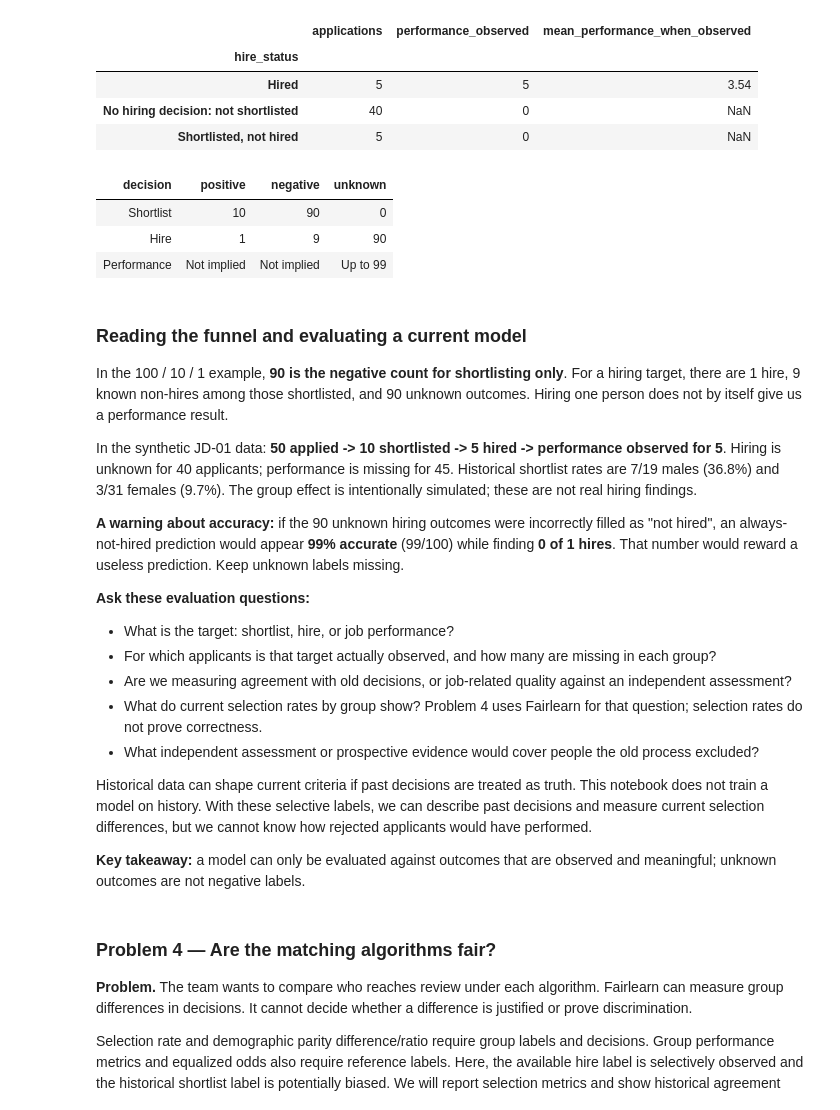
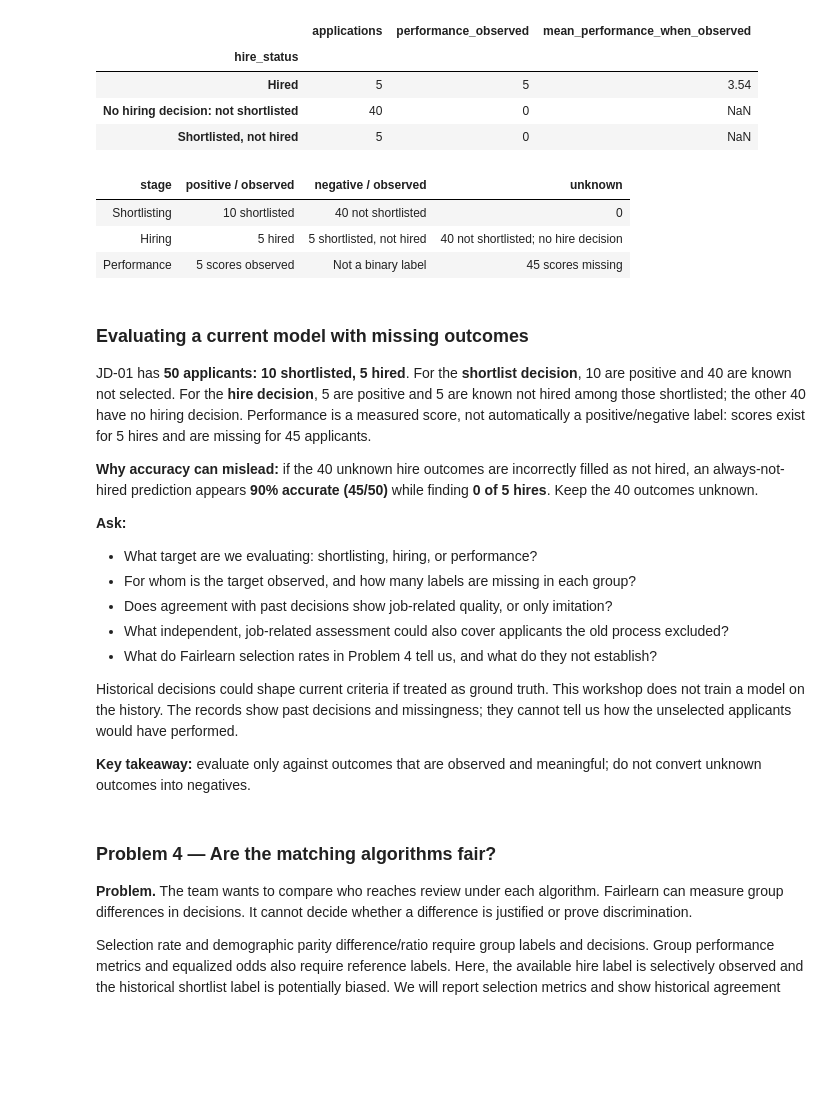
Before and after one commit to 123botieno/HR_use-case, a Jupyter notebook: job-matching-fairness/job_matching_fairness.ipynb, the cells around one changed output. Saved outputs shown, nothing was run; the diff lists cells and outputs as text; code cells hidden in the pictures; blank space fills up the shorter version.

Commit message:
Use actual JD-01 outcome counts in Problem 3

```diff
--- a/job-matching-fairness/job_matching_fairness.ipynb
+++ b/job-matching-fairness/job_matching_fairness.ipynb
@@ -358,38 +358,44 @@ Blank post_hire_performance values: 45
 | No hiring decision: not shortlisted | 40 | 0 | NaN |
 | Shortlisted, not hired | 5 | 0 | NaN |
 # %%
-# Illustrative label map: 100 applicants, 10 shortlisted, 1 hired.
-scenario_labels = pd.DataFrame([
-    {'decision': 'Shortlist', 'positive': '10', 'negative': '90', 'unknown': '0'},
-    {'decision': 'Hire', 'positive': '1', 'negative': '9', 'unknown': '90'},
-    {'decision': 'Performance', 'positive': 'Not implied', 'negative': 'Not implied', 'unknown': 'Up to 99'},
+# Summarize observed labels and unknown outcomes from the same JD-01 history.
+applicants = len(job_history)
+shortlisted = int(job_history.historical_shortlisted.sum())
+not_shortlisted = applicants - shortlisted
+hired = int(job_history.historical_hired.eq(1).sum())
+known_not_hired = int(job_history.historical_hired.eq(0).sum())
+unknown_hire = int(job_history.historical_hired.isna().sum())
+performance_observed = int(job_history.performance_observed.sum())
+performance_missing = applicants - performance_observed
+outcome_map = pd.DataFrame([
+    {'stage': 'Shortlisting', 'positive / observed': f'{shortlisted} shortlisted', 'negative / observed': f'{not_shortlisted} not shortlisted', 'unknown': '0'},
+    {'stage': 'Hiring', 'positive / observed': f'{hired} hired', 'negative / observed': f'{known_not_hired} shortlisted, not hired', 'unknown': f'{unknown_hire} not shortlisted; no hire decision'},
+    {'stage': 'Performance', 'positive / observed': f'{performance_observed} scores observed', 'negative / observed': 'Not a binary label', 'unknown': f'{performance_missing} scores missing'},
 ])
-display(scenario_labels)
+display(outcome_map)
 # %% [output]
-| decision | positive | negative | unknown |
-| Shortlist | 10 | 90 | 0 |
-| Hire | 1 | 9 | 90 |
-| Performance | Not implied | Not implied | Up to 99 |
+| stage | positive / observed | negative / observed | unknown |
+| Shortlisting | 10 shortlisted | 40 not shortlisted | 0 |
+| Hiring | 5 hired | 5 shortlisted, not hired | 40 not shortlisted; no hire decision |
+| Performance | 5 scores observed | Not a binary label | 45 scores missing |
 # %% [markdown]
-### Reading the funnel and evaluating a current model
+### Evaluating a current model with missing outcomes
 
-In the 100 / 10 / 1 example, **90 is the negative count for shortlisting only**. For a hiring target, there are 1 hire, 9 known non-hires among those shortlisted, and 90 unknown outcomes. Hiring one person does not by itself give us a performance result.
+JD-01 has **50 applicants: 10 shortlisted, 5 hired**. For the **shortlist decision**, 10 are positive and 40 are known not selected. For the **hire decision**, 5 are positive and 5 are known not hired among those shortlisted; the other 40 have no hiring decision. Performance is a measured score, not automatically a positive/negative label: scores exist for 5 hires and are missing for 45 applicants.
 
-In the synthetic JD-01 data: **50 applied -> 10 shortlisted -> 5 hired -> performance observed for 5**. Hiring is unknown for 40 applicants; performance is missing for 45. Historical shortlist rates are 7/19 males (36.8%) and 3/31 females (9.7%). The group effect is intentionally simulated; these are not real hiring findings.
+**Why accuracy can mislead:** if the 40 unknown hire outcomes are incorrectly filled as not hired, an always-not-hired prediction appears **90% accurate (45/50)** while finding **0 of 5 hires**. Keep the 40 outcomes unknown.
 
-**A warning about accuracy:** if the 90 unknown hiring outcomes were incorrectly filled as "not hired", an always-not-hired prediction would appear **99% accurate** (99/100) while finding **0 of 1 hires**. That number would reward a useless prediction. Keep unknown labels missing.
+**Ask:**
 
-**Ask these evaluation questions:**
+- What target are we evaluating: shortlisting, hiring, or performance?
+- For whom is the target observed, and how many labels are missing in each group?
+- Does agreement with past decisions show job-related quality, or only imitation?
+- What independent, job-related assessment could also cover applicants the old process excluded?
+- What do Fairlearn selection rates in Problem 4 tell us, and what do they not establish?
 
-- What is the target: shortlist, hire, or job performance?
-- For which applicants is that target actually observed, and how many are missing in each group?
-- Are we measuring agreement with old decisions, or job-related quality against an independent assessment?
-- What do current selection rates by group show? Problem 4 uses Fairlearn for that question; selection rates do not prove correctness.
-- What independent assessment or prospective evidence would cover people the old process excluded?
+Historical decisions could shape current criteria if treated as ground truth. This workshop does not train a model on the history. The records show past decisions and missingness; they cannot tell us how the unselected applicants would have performed.
 
-Historical data can shape current criteria if past decisions are treated as truth. This notebook does not train a model on history. With these selective labels, we can describe past decisions and measure current selection differences, but we cannot know how rejected applicants would have performed.
-
-**Key takeaway:** a model can only be evaluated against outcomes that are observed and meaningful; unknown outcomes are not negative labels.
+**Key takeaway:** evaluate only against outcomes that are observed and meaningful; do not convert unknown outcomes into negatives.
 # %% [markdown]
 ### Problem 4 — Are the matching algorithms fair?
 
```
Also changed, not shown: parts of 1 cell of this notebook, 3 other files.
